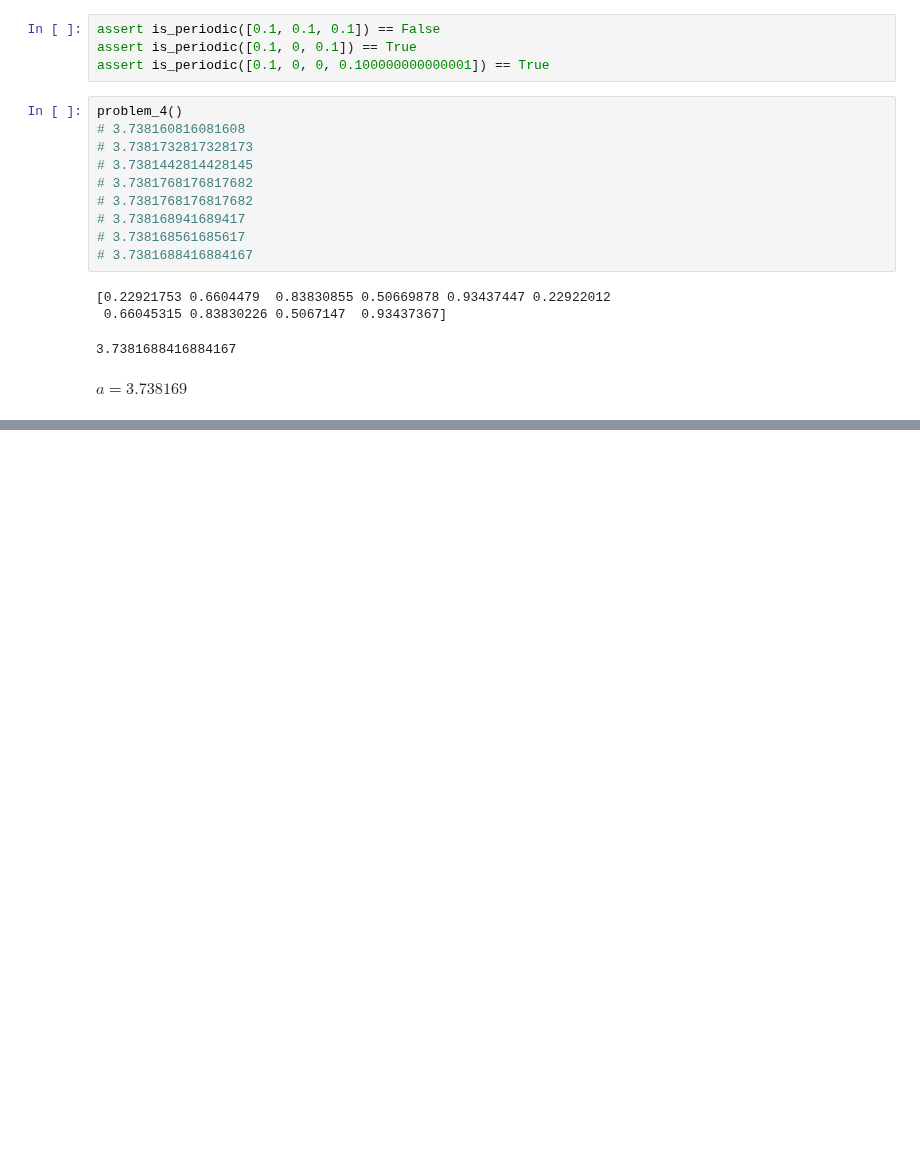
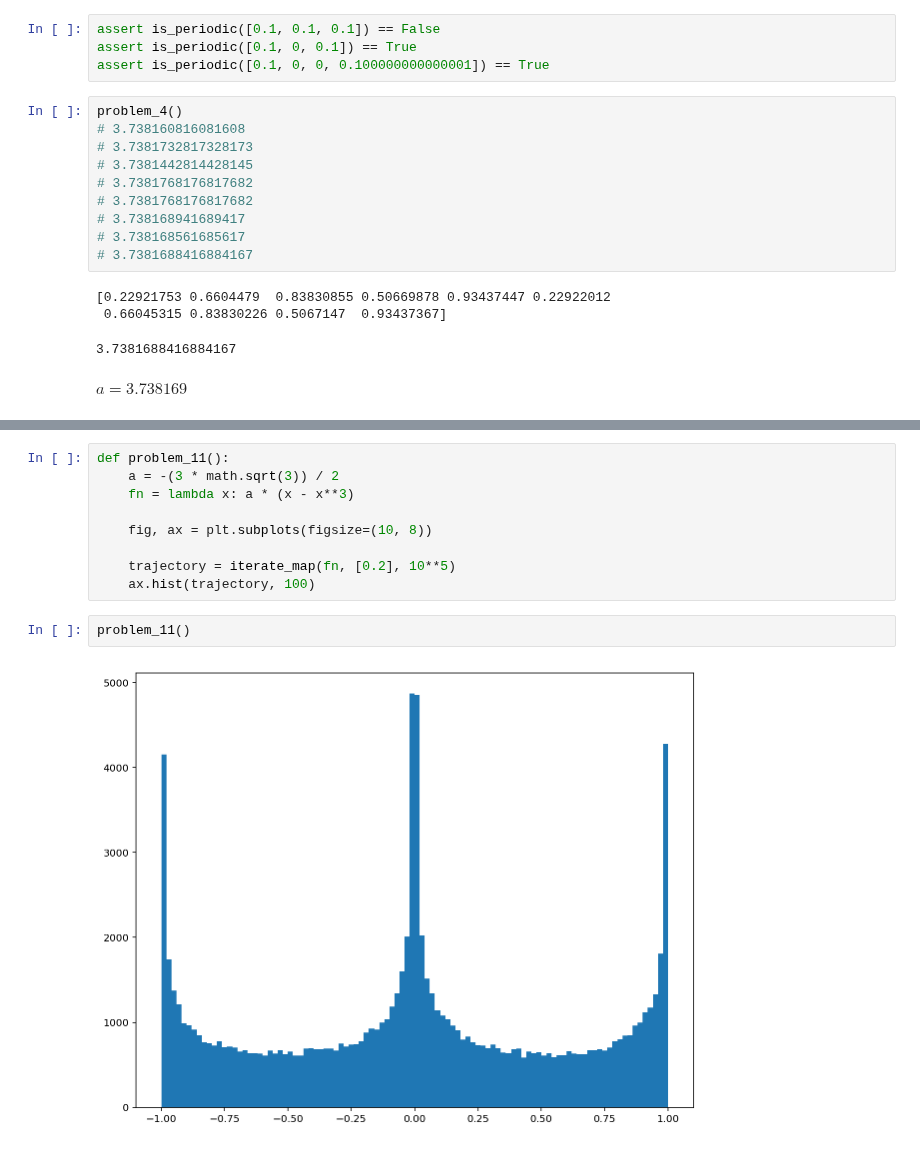
Before and after one commit to themichaelyang/dynsys, a Jupyter notebook: midterm.ipynb, the cells around one changed output, grey strips where cells are left out. Cells and saved outputs as stored; diff of their text form; blank space fills up the shorter version.

```diff
--- a/midterm.ipynb
+++ b/midterm.ipynb
@@ -235,0 +335,13 @@ Logistic map (a=4), interval of itinerary: LRRRLRL
+# %%
+def problem_11():
+    a = -(3 * math.sqrt(3)) / 2
+    fn = lambda x: a * (x - x**3)
+
+    fig, ax = plt.subplots(figsize=(10, 8))
+
+    trajectory = iterate_map(fn, [0.2], 10**5)
+    ax.hist(trajectory, 100)
+# %%
+problem_11()
+# %% [output]
+[figure, added]
```
Also changed, not shown: parts of 13 cells of this notebook, 3 other files.
